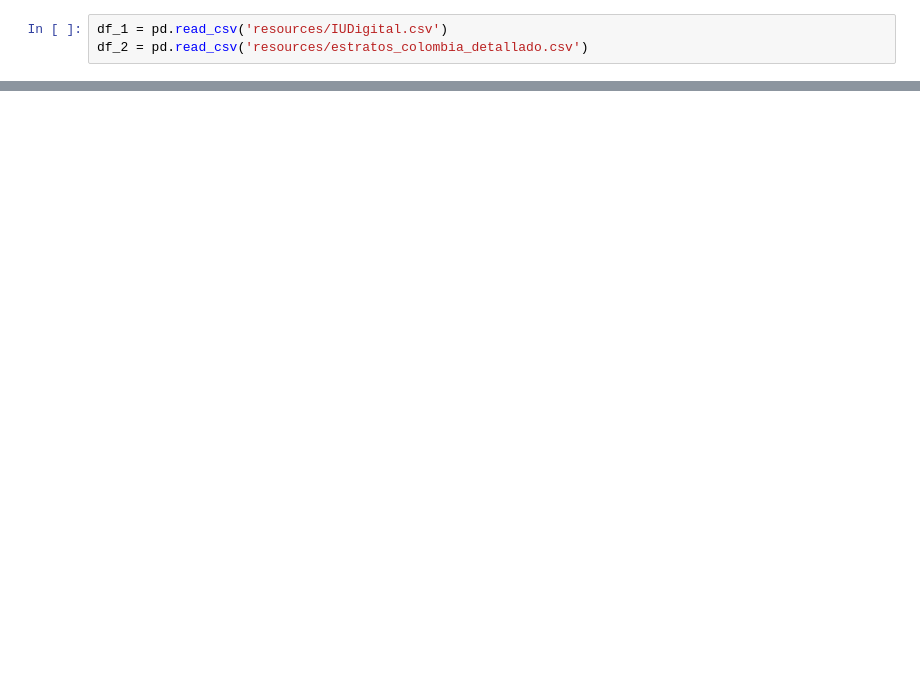
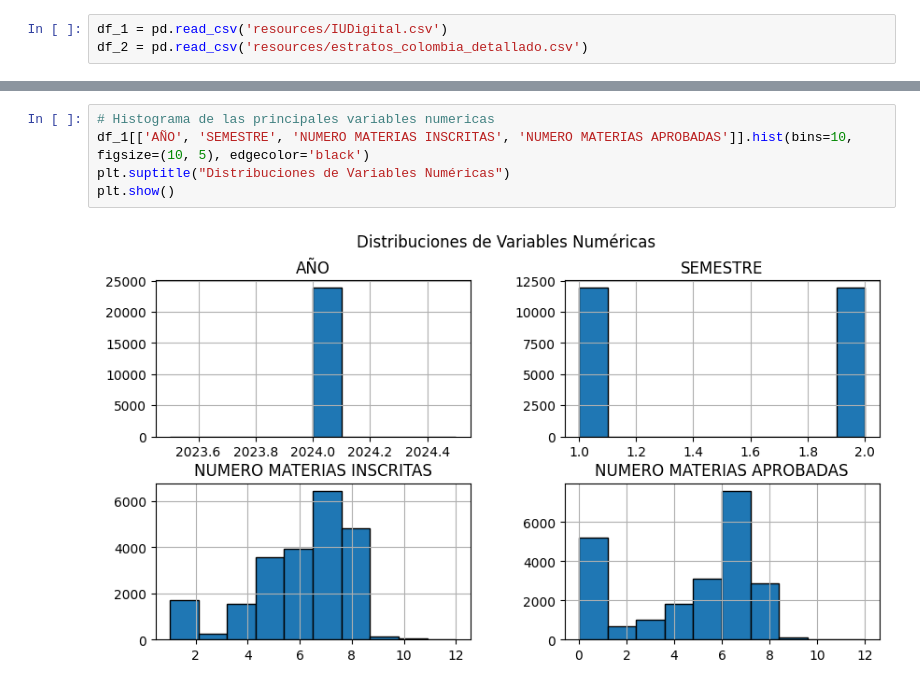
Before and after one commit to samforedev/Proyecto-ElectivaDatos, a Jupyter notebook: final_project.ipynb, the cells around one changed output, grey strips where cells are left out. Saved outputs shown, nothing was run; the diff lists cells and outputs as text; blank space fills up the shorter version.

```diff
--- a/final_project.ipynb
+++ b/final_project.ipynb
@@ -104,0 +100,7 @@ dutil.generate_graphic(df_1, x='')
+# %%
+# Histograma de las principales variables numericas
+df_1[['AÑO', 'SEMESTRE', 'NUMERO MATERIAS INSCRITAS', 'NUMERO MATERIAS APROBADAS']].hist(bins=10, figsize=(10, 5), edgecolor='black')
+plt.suptitle("Distribuciones de Variables Numéricas")
+plt.show()
+# %% [output]
+[figure, added]
```
Also changed, not shown: parts of 31 cells of this notebook, 2 other files.
